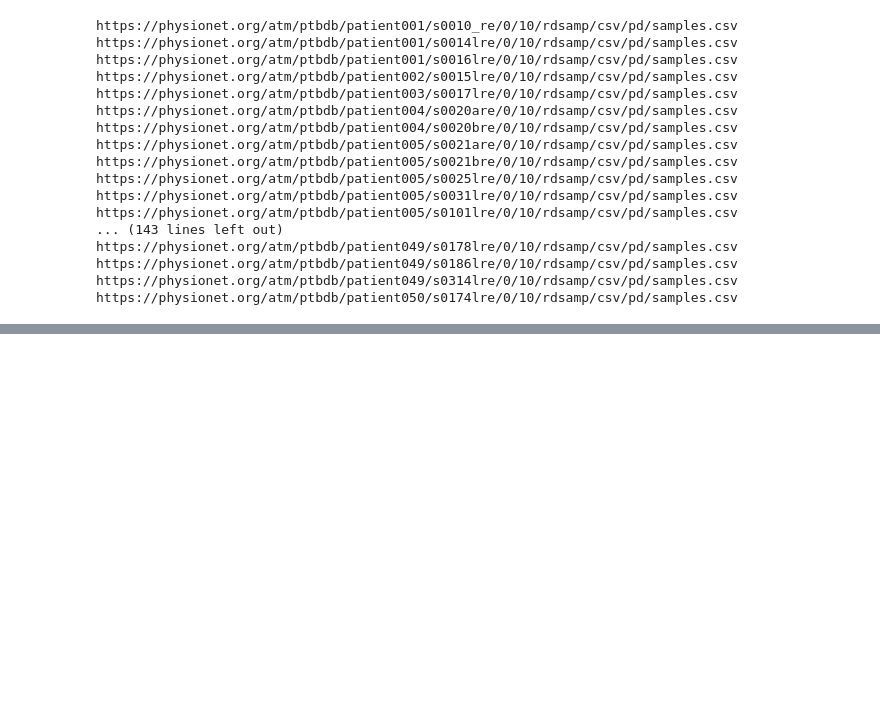
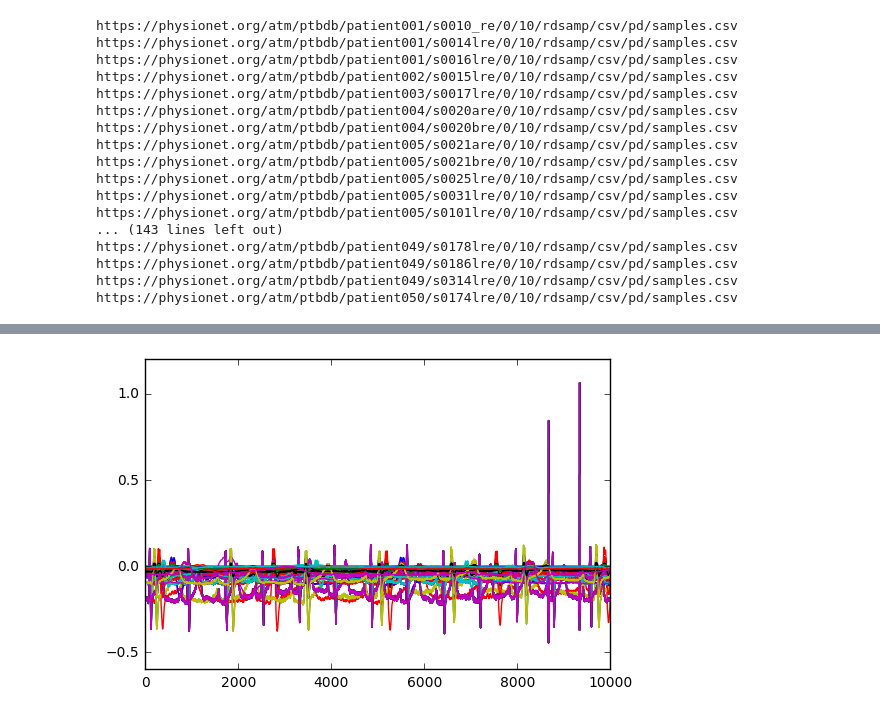
Before and after one commit to jrs33/ECG_HackMIT, a Jupyter notebook: samplecsvreader.ipynb, the cells around one changed output, grey strips where cells are left out. Cells and saved outputs as stored; diff of their text form; code cells hidden in the pictures; blank space fills up the shorter version.

```diff
--- a/samplecsvreader.ipynb
+++ b/samplecsvreader.ipynb
@@ -161,0 +176,4 @@ https://physionet.org/atm/ptbdb/patient050/s0174lre/0/10/rdsamp/csv/pd/samples.c
+# %%
+def rescale(arr, factor=2):
+    n = len(arr)
+    return np.interp(np.linspace(0, n, factor*n+1), np.arange(n), arr)
@@ -161,0 +618,6 @@ https://physionet.org/atm/ptbdb/patient050/s0174lre/0/10/rdsamp/csv/pd/samples.c
+# %%
+for i in range(0,len(healthy_lead_one_group)):
+    plt.plot(healthy_lead_one_group[i])
+plt.show()
+# %% [output]
+[figure, added]
```
Also changed, not shown: parts of 16 cells of this notebook.
